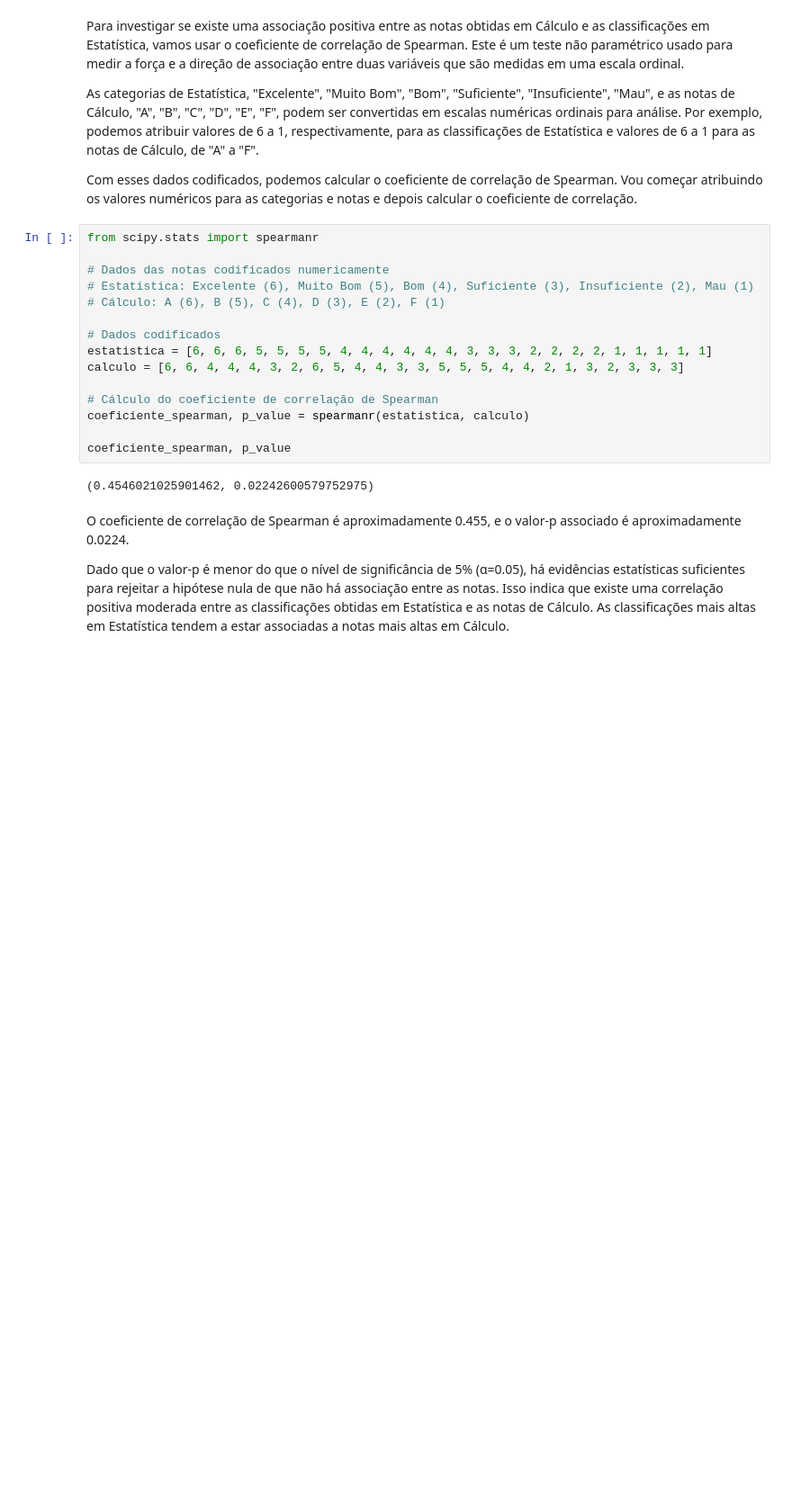
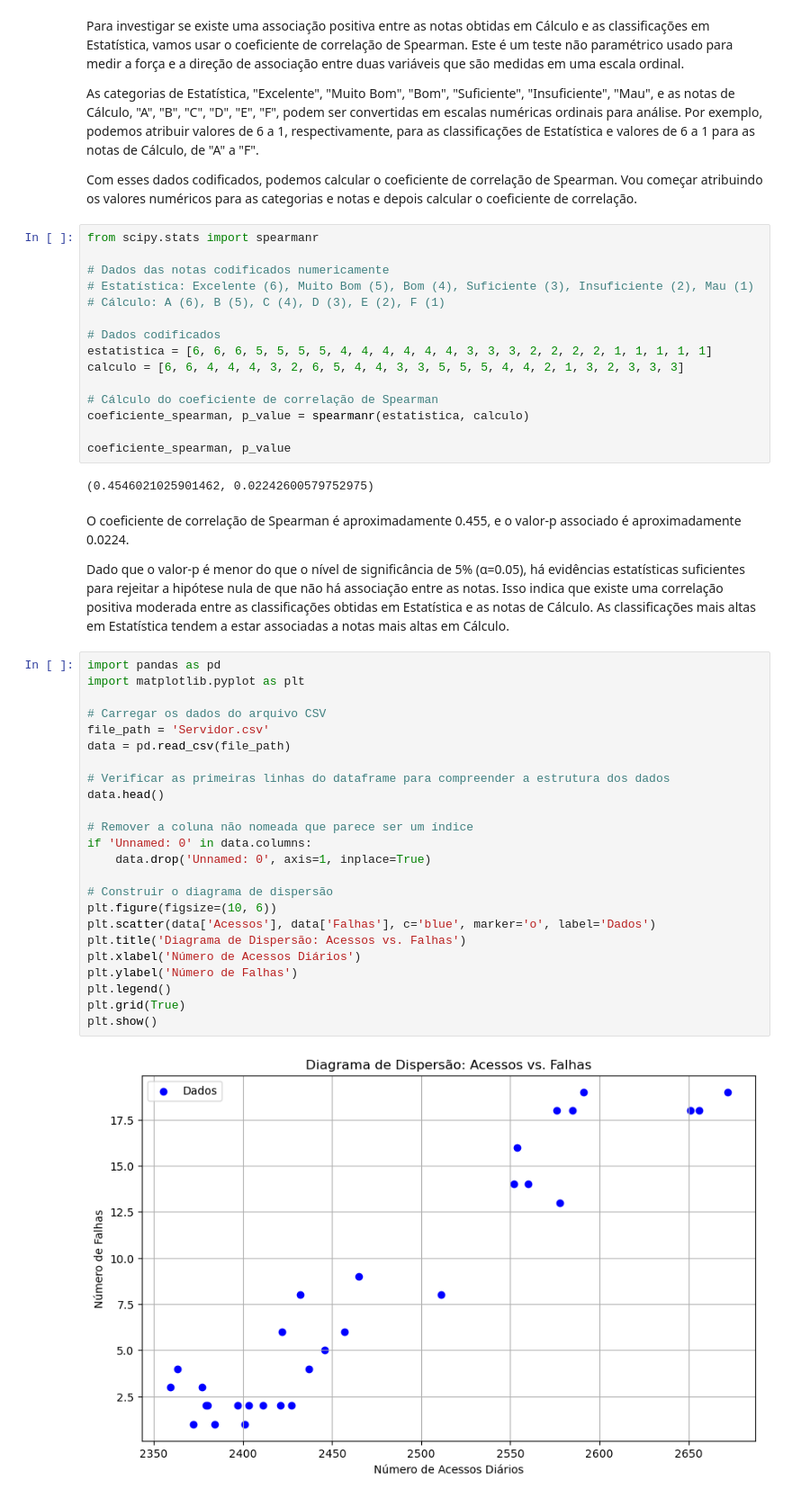
Before and after one commit to JorgeCunha07/ANADI, a Jupyter notebook: tp4/tp4.ipynb, the cells around one changed output. Shown at 90% size. Drawn from its saved outputs; the diff is of its cells as text; blank space fills up the shorter version.

```diff
--- a/tp4/tp4.ipynb
+++ b/tp4/tp4.ipynb
@@ -27,3 +27,29 @@ O coeficiente de correlação de Spearman é aproximadamente 0.455, e o valor-p
 Dado que o valor-p é menor do que o nível de significância de 5% (α=0.05), há evidências estatísticas suficientes para rejeitar a hipótese nula de que não há associação entre as notas.
 Isso indica que existe uma correlação positiva moderada entre as classificações obtidas em Estatística e as notas de Cálculo.
 As classificações mais altas em Estatística tendem a estar associadas a notas mais altas em Cálculo.
+# %%
+import pandas as pd
+import matplotlib.pyplot as plt
+
+# Carregar os dados do arquivo CSV
+file_path = 'Servidor.csv'
+data = pd.read_csv(file_path)
+
+# Verificar as primeiras linhas do dataframe para compreender a estrutura dos dados
+data.head()
+
+# Remover a coluna não nomeada que parece ser um índice
+if 'Unnamed: 0' in data.columns:
+    data.drop('Unnamed: 0', axis=1, inplace=True)
+
+# Construir o diagrama de dispersão
+plt.figure(figsize=(10, 6))
+plt.scatter(data['Acessos'], data['Falhas'], c='blue', marker='o', label='Dados')
+plt.title('Diagrama de Dispersão: Acessos vs. Falhas')
+plt.xlabel('Número de Acessos Diários')
+plt.ylabel('Número de Falhas')
+plt.legend()
+plt.grid(True)
+plt.show()
+# %% [output]
+[figure, added]
```
Also changed, not shown: parts of 9 cells of this notebook.
